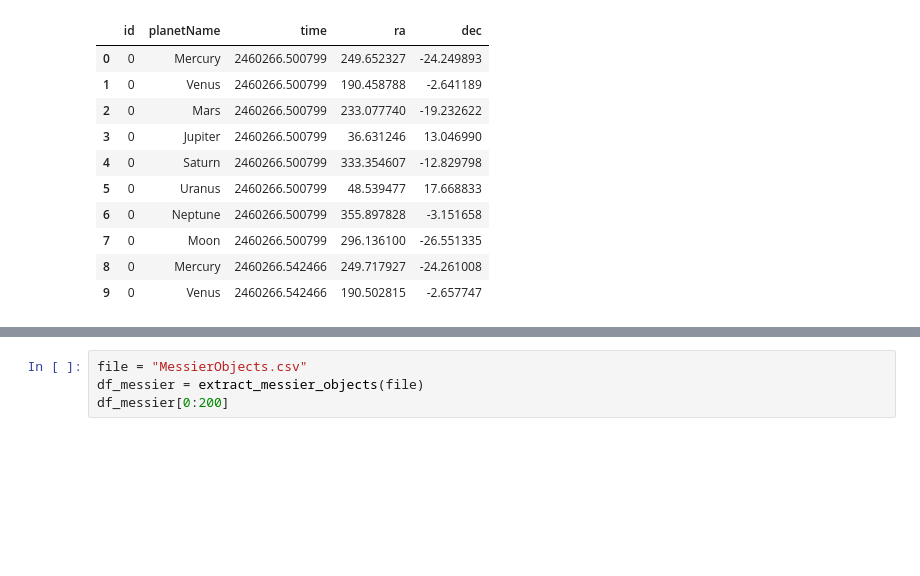
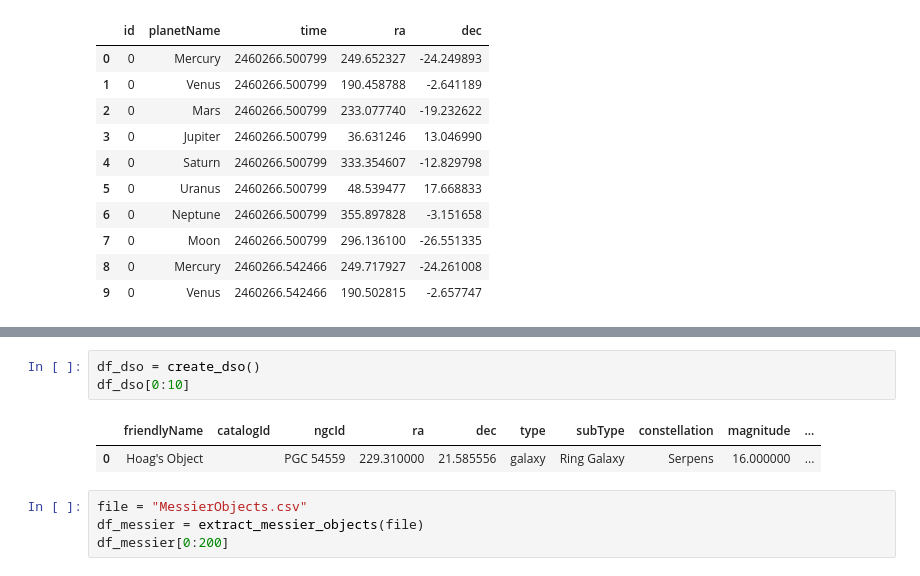
Before and after one commit to jeffrwatts/StarGazerData, a Jupyter notebook: Generate Data.ipynb, the cells around one changed output, grey strips where cells are left out. Drawn from its saved outputs; the diff is of its cells as text; blank space fills up the shorter version.

```diff
--- a/Generate Data.ipynb
+++ b/Generate Data.ipynb
@@ -348,3 +378,9 @@ def create_planets():
+# %%
+df_dso = create_dso()
+df_dso[0:10]
+# %% [output]
+|  | friendlyName | catalogId | ngcId | ra | dec | type | subType | constellation | magnitude | ... |
+| 0 | Hoag's Object |  | PGC 54559 | 229.310000 | 21.585556 | galaxy | Ring Galaxy | Serpens | 16.000000 | ... |
 # %%
 file = "MessierObjects.csv"
 df_messier = extract_messier_objects(file)
```
Also changed, not shown: parts of 5 cells of this notebook, 1 other file.
